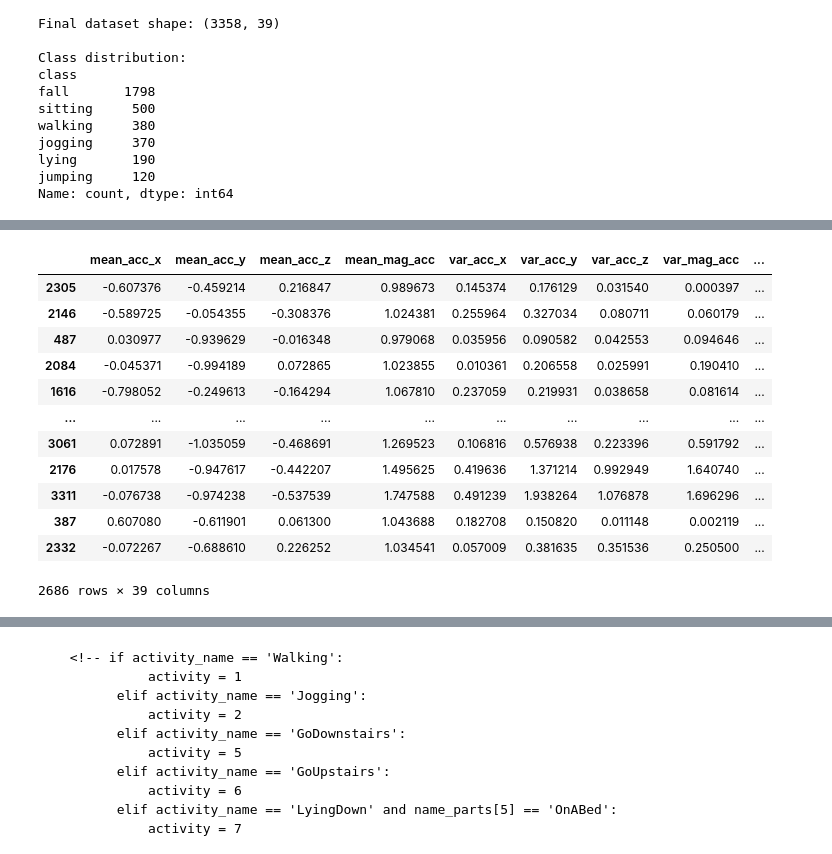
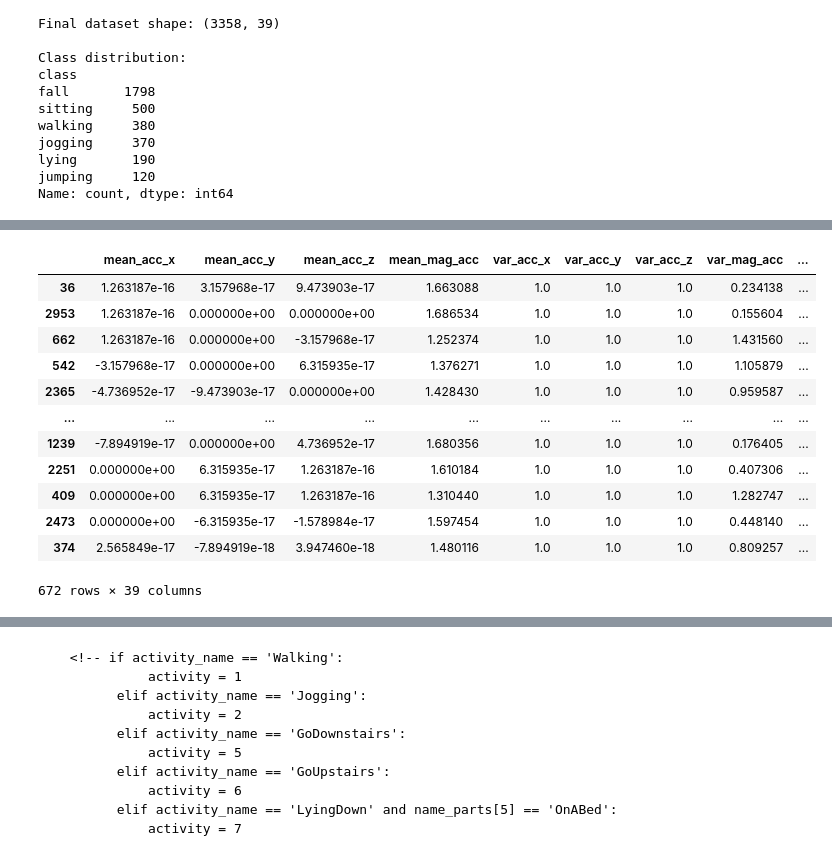
Before and after one commit to Amirjf/fall-detection, a Jupyter notebook: adl_classification.ipynb, the cells around one changed output, grey strips where cells are left out. Drawn from its saved outputs; the diff is of its cells as text; code cells hidden in the pictures.

```diff
--- a/adl_classification.ipynb
+++ b/adl_classification.ipynb
@@ -27,10 +27,12 @@ else:
     sensors = [0, 1, 2]
 
 ignored_subjects = []
-duration = 12000
+duration = 9000
 frequency = 200
+should_load_sisfall_data = False
+should_save_models = True
 
-should_save_models = True
+combined_dataset_folder = "datasets/combined_dataset"
 # %%
 
 def plot_sensor_data(data):
@@ -80,4 +78,7 @@ sensors
 # %%
-# Loads SisFall dataset
-raw_dataset = load_sisfall_data(dataset_folder, ignored_subjects, sensors)
-raw_dataset
+if should_load_sisfall_data is True:
+    raw_dataset = load_sisfall_data(dataset_folder, ignored_subjects, sensors)
+
+    raw_dataset.to_pickle(f"{combined_dataset_folder}/sisfall_raw_dataset.pkl")
+else:
+    raw_dataset = pd.read_pickle(f"{combined_dataset_folder}/sisfall_raw_dataset.pkl")
@@ -161,5 +116,11 @@ Activity classes defined:
 # %%
 filtered_indices = []
+
+from sklearn import preprocessing
+
+scaler = preprocessing.StandardScaler()
+
+
 for i in raw_dataset.index:
     activity_code = raw_dataset['activity'][i]
     if activity_code in CODE_TO_CLASS:
@@ -179,6 +140,8 @@ for i in filtered_indices:
     data = raw_dataset['data'][i]
     data = change_activity_duration(data, duration)
     data = change_activity_sampling(data, frequency)
+
+    data = pd.DataFrame(scaler.fit_transform(data), columns=data.columns, index=data.index)
 
     # Extract features
     features = extract_features(data, True)
@@ -220,24 +263,25 @@ Name: count, dtype: int64
 # %%
 from sklearn.model_selection import train_test_split
 
 
 X_train,X_test = train_test_split(prepared_dataset,
     test_size=0.2,
     stratify=prepared_dataset['class'],
     random_state=42
 )
-X_train
+
+X_test
 # %% [output]
 |  | mean_acc_x | mean_acc_y | mean_acc_z | mean_mag_acc | var_acc_x | var_acc_y | var_acc_z | var_mag_acc | ... |
-| 2305 | -0.607376 | -0.459214 | 0.216847 | 0.989673 | 0.145374 | 0.176129 | 0.031540 | 0.000397 | ... |
-| 2146 | -0.589725 | -0.054355 | -0.308376 | 1.024381 | 0.255964 | 0.327034 | 0.080711 | 0.060179 | ... |
-| 487 | 0.030977 | -0.939629 | -0.016348 | 0.979068 | 0.035956 | 0.090582 | 0.042553 | 0.094646 | ... |
-| 2084 | -0.045371 | -0.994189 | 0.072865 | 1.023855 | 0.010361 | 0.206558 | 0.025991 | 0.190410 | ... |
-| 1616 | -0.798052 | -0.249613 | -0.164294 | 1.067810 | 0.237059 | 0.219931 | 0.038658 | 0.081614 | ... |
+| 36 | 1.263187e-16 | 3.157968e-17 | 9.473903e-17 | 1.663088 | 1.0 | 1.0 | 1.0 | 0.234138 | ... |
+| 2953 | 1.263187e-16 | 0.000000e+00 | 0.000000e+00 | 1.686534 | 1.0 | 1.0 | 1.0 | 0.155604 | ... |
+| 662 | 1.263187e-16 | 0.000000e+00 | -3.157968e-17 | 1.252374 | 1.0 | 1.0 | 1.0 | 1.431560 | ... |
+| 542 | -3.157968e-17 | 0.000000e+00 | 6.315935e-17 | 1.376271 | 1.0 | 1.0 | 1.0 | 1.105879 | ... |
+| 2365 | -4.736952e-17 | -9.473903e-17 | 0.000000e+00 | 1.428430 | 1.0 | 1.0 | 1.0 | 0.959587 | ... |
 | ... | ... | ... | ... | ... | ... | ... | ... | ... | ... |
-| 3061 | 0.072891 | -1.035059 | -0.468691 | 1.269523 | 0.106816 | 0.576938 | 0.223396 | 0.591792 | ... |
-| 2176 | 0.017578 | -0.947617 | -0.442207 | 1.495625 | 0.419636 | 1.371214 | 0.992949 | 1.640740 | ... |
-| 3311 | -0.076738 | -0.974238 | -0.537539 | 1.747588 | 0.491239 | 1.938264 | 1.076878 | 1.696296 | ... |
-| 387 | 0.607080 | -0.611901 | 0.061300 | 1.043688 | 0.182708 | 0.150820 | 0.011148 | 0.002119 | ... |
-| 2332 | -0.072267 | -0.688610 | 0.226252 | 1.034541 | 0.057009 | 0.381635 | 0.351536 | 0.250500 | ... |
+| 1239 | -7.894919e-17 | 0.000000e+00 | 4.736952e-17 | 1.680356 | 1.0 | 1.0 | 1.0 | 0.176405 | ... |
+| 2251 | 0.000000e+00 | 6.315935e-17 | 1.263187e-16 | 1.610184 | 1.0 | 1.0 | 1.0 | 0.407306 | ... |
+| 409 | 0.000000e+00 | 6.315935e-17 | 1.263187e-16 | 1.310440 | 1.0 | 1.0 | 1.0 | 1.282747 | ... |
+| 2473 | 0.000000e+00 | -6.315935e-17 | -1.578984e-17 | 1.597454 | 1.0 | 1.0 | 1.0 | 0.448140 | ... |
+| 374 | 2.565849e-17 | -7.894919e-18 | 3.947460e-18 | 1.480116 | 1.0 | 1.0 | 1.0 | 0.809257 | ... |
-2686 rows × 39 columns
+672 rows × 39 columns
```
Also changed, not shown: parts of 50 cells of this notebook, 26 other files.
